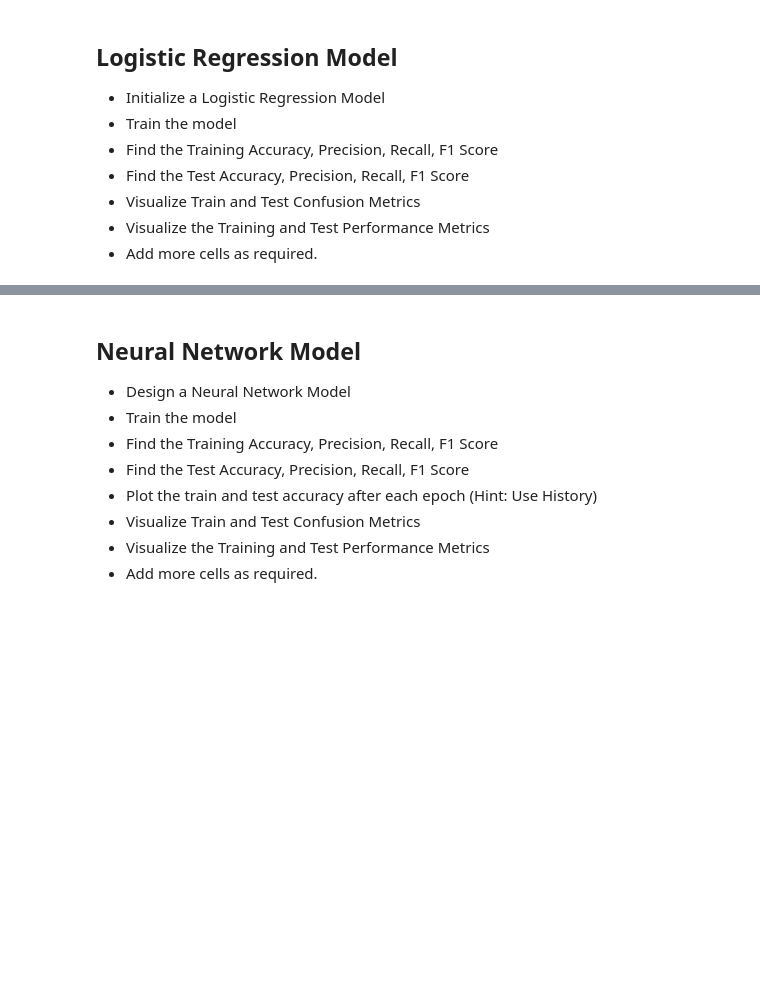
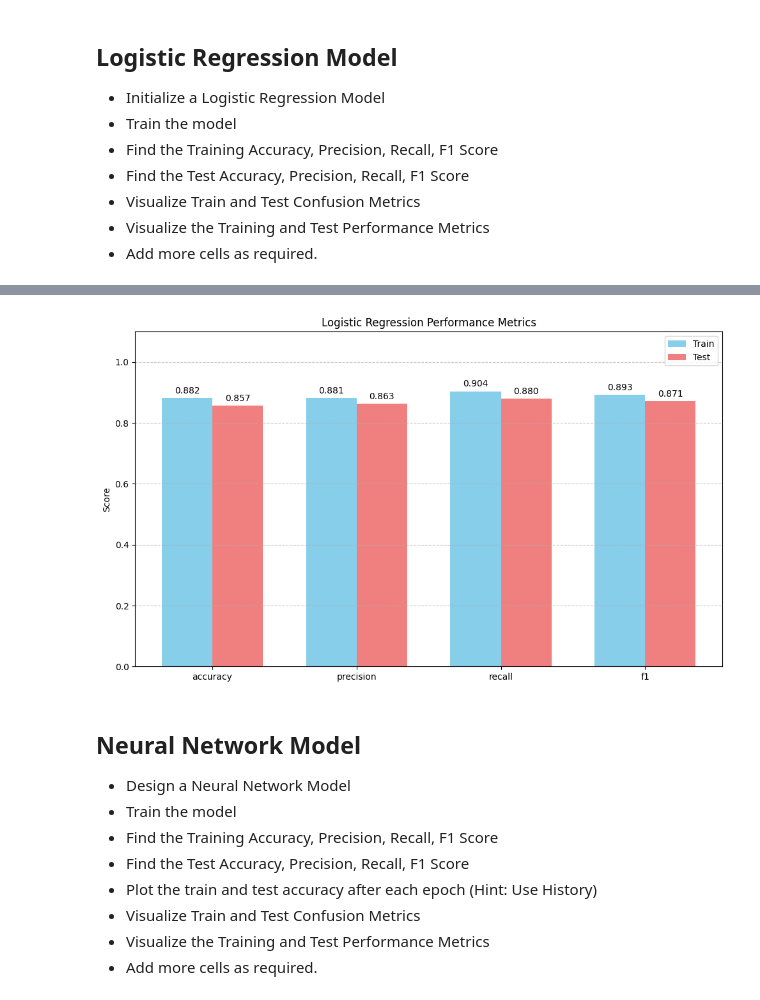
Before and after one commit to saverin0/heart-disease-task, a Jupyter notebook: Binary_Classification_Assignment.ipynb, the cells around one changed output, grey strips where cells are left out. Saved outputs shown, nothing was run; the diff lists cells and outputs as text; code cells hidden in the pictures; blank space fills up the shorter version.

Commit message:
Binary Classification

```diff
--- a/Binary_Classification_Assignment.ipynb
+++ b/Binary_Classification_Assignment.ipynb
@@ -292,0 +186,14 @@ df_encoded.head()
+# %%
+def get_metrics(y_true, y_pred):
+    report = classification_report(y_true, y_pred, output_dict=True)
+    return {
+        'accuracy': report['accuracy'],
+        'precision': report['1']['precision'],
+        'recall': report['1']['recall'],
+        'f1': report['1']['f1-score']
+    }
+# %%
+train_metrics = get_metrics(y_train, y_train_pred)
+test_metrics = get_metrics(y_test, y_test_pred)
+print("Training Metrics:", train_metrics)
+print("Testing Metrics:", test_metrics)
@@ -293,3 +237,41 @@ df_encoded.head()
+# %%
+metrics = list(train_metrics.keys())
+train_scores = [train_metrics[m] for m in metrics]
+test_scores = [test_metrics[m] for m in metrics]
+
+# Create bar plot
+x = np.arange(len(metrics))
+width = 0.35
+
+fig, ax = plt.subplots(figsize=(10, 6))
+rects1 = ax.bar(x - width/2, train_scores, width, label='Train', color='skyblue')
+rects2 = ax.bar(x + width/2, test_scores, width, label='Test', color='lightcoral')
+
+# Add values on top of bars
+def add_labels(rects):
+    for rect in rects:
+        height = rect.get_height()
+        ax.annotate(f'{height:.3f}',
+                    xy=(rect.get_x() + rect.get_width() / 2, height),
+                    xytext=(0, 3),  # 3 points vertical offset
+                    textcoords="offset points",
+                    ha='center', va='bottom')
+
+add_labels(rects1)
+add_labels(rects2)
+
+ax.set_ylabel('Score')
+ax.set_title('Logistic Regression Performance Metrics')
+ax.set_xticks(x)
+ax.set_xticklabels(metrics)
+ax.legend()
+ax.set_ylim(0, 1.1)  # Set y-axis limit to accommodate annotations
+ax.grid(axis='y', linestyle='--', alpha=0.7)
+
+plt.tight_layout()
+plt.show()
+# %% [output]
+[figure, added]
 # %% [markdown]
 ## Neural Network Model
 
```
Also changed, not shown: parts of 73 cells of this notebook.
